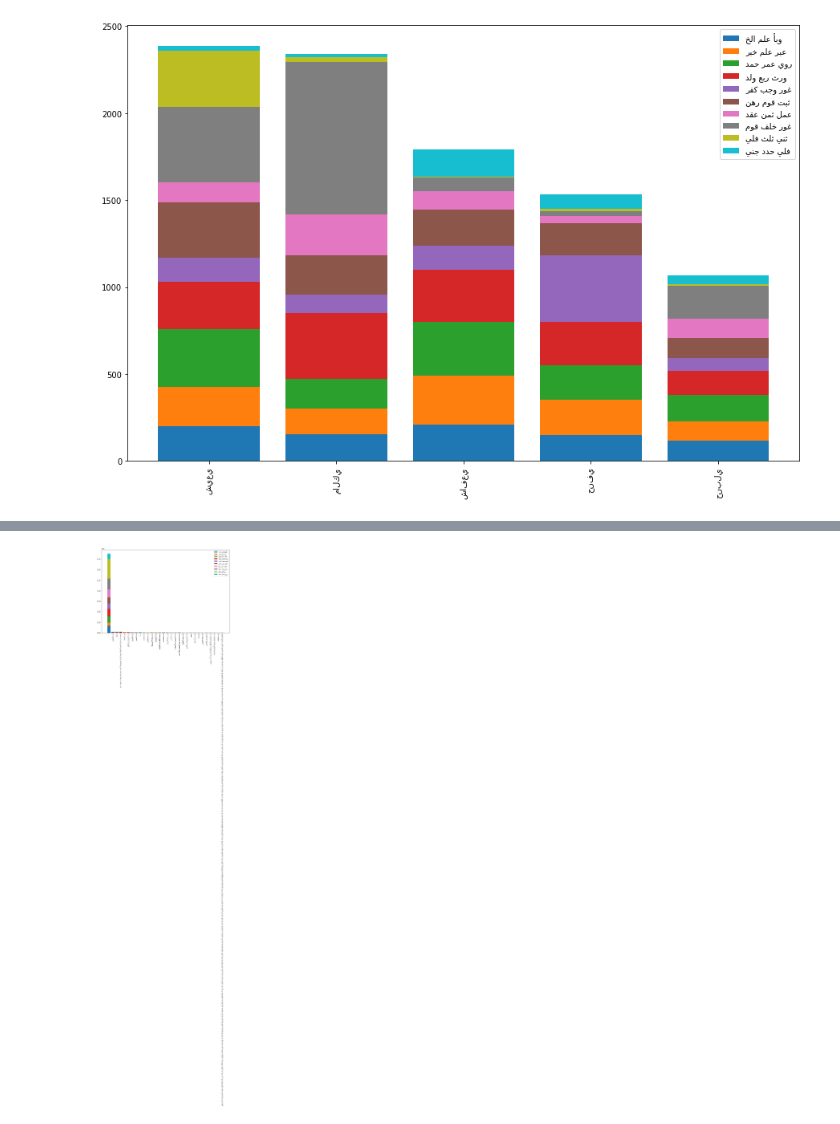
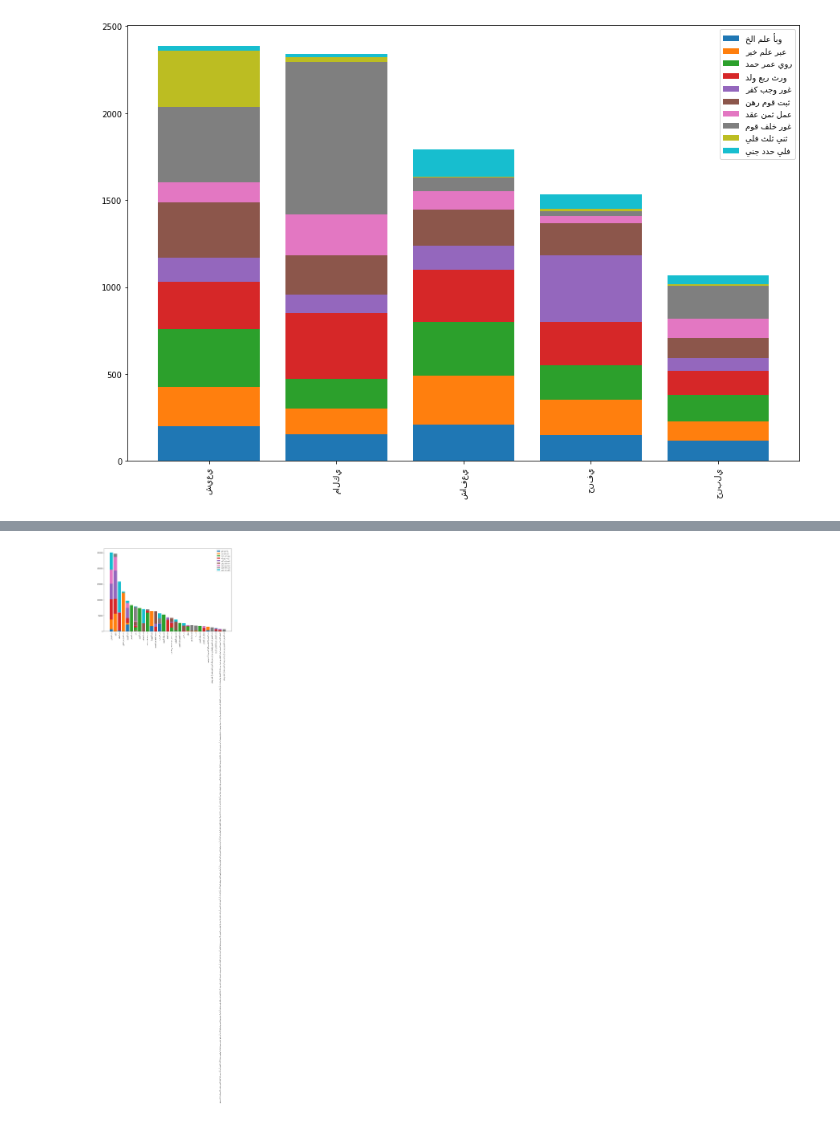
Before and after one commit to arabic-digital-humanities/adhtools, a Jupyter notebook: notebooks/TopicModelingVisualization.ipynb, the cells around one changed output, grey strips where cells are left out. Cells and saved outputs as stored; diff of their text form; code cells hidden in the pictures.

```diff
--- a/notebooks/TopicModelingVisualization.ipynb
+++ b/notebooks/TopicModelingVisualization.ipynb
@@ -223,7 +223,7 @@ plot_bars_per_topic(meta_sub, topic_names, 'VolumeTitle', reshape_col1=True)
 # %%
 # The 30 most common chapter names
-voltitles = metadata_newind['ChapterTitle'].value_counts().head(30).index
+voltitles = metadata_newind['ChapterTitle'].value_counts().head(30)[1:].index
 meta_sub = metadata_newind[metadata_newind.ChapterTitle.isin(voltitles)]
 plot_bars_per_topic(meta_sub, topic_names, 'ChapterTitle', reshape_col1=True)
 # %% [output]
-[figure, old version]
+[figure, new version]
```
Also changed, not shown: parts of 2 cells of this notebook.
